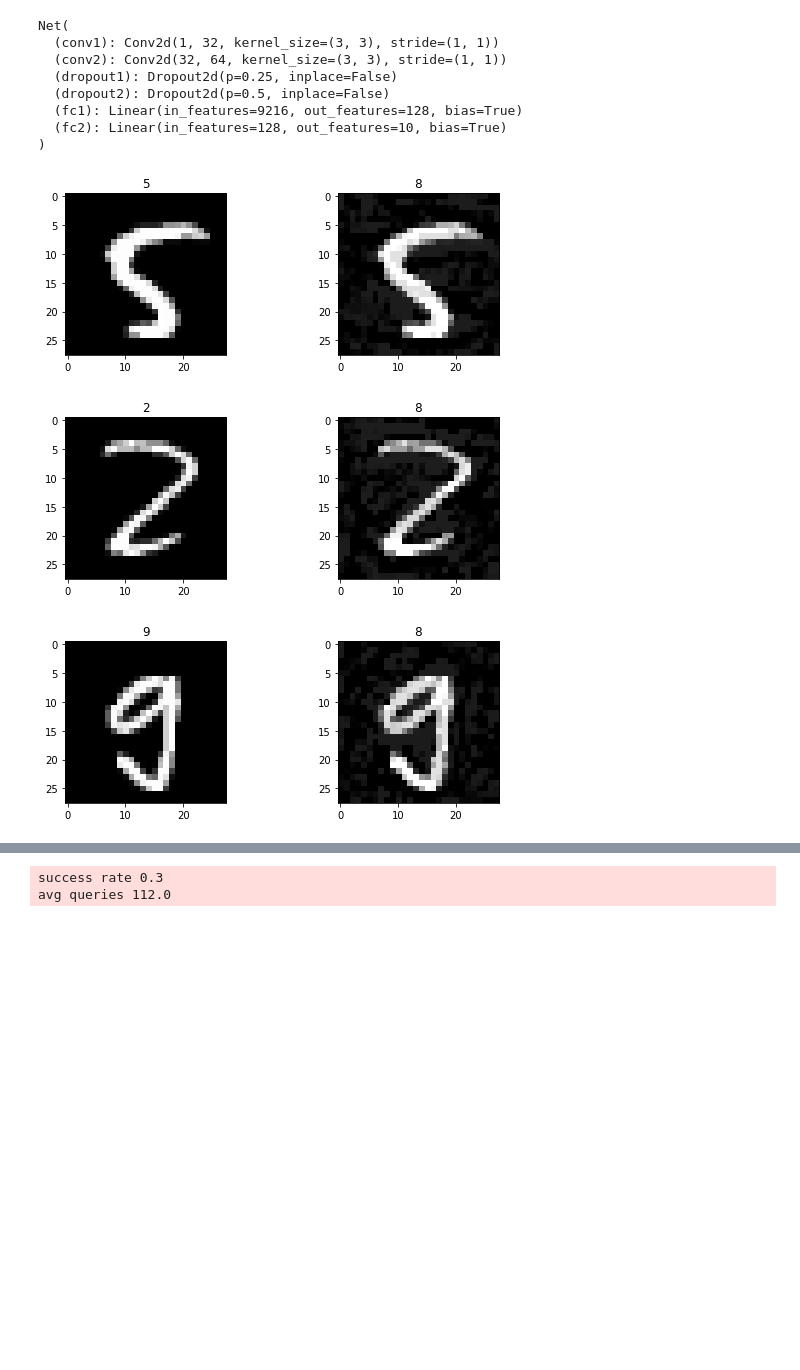
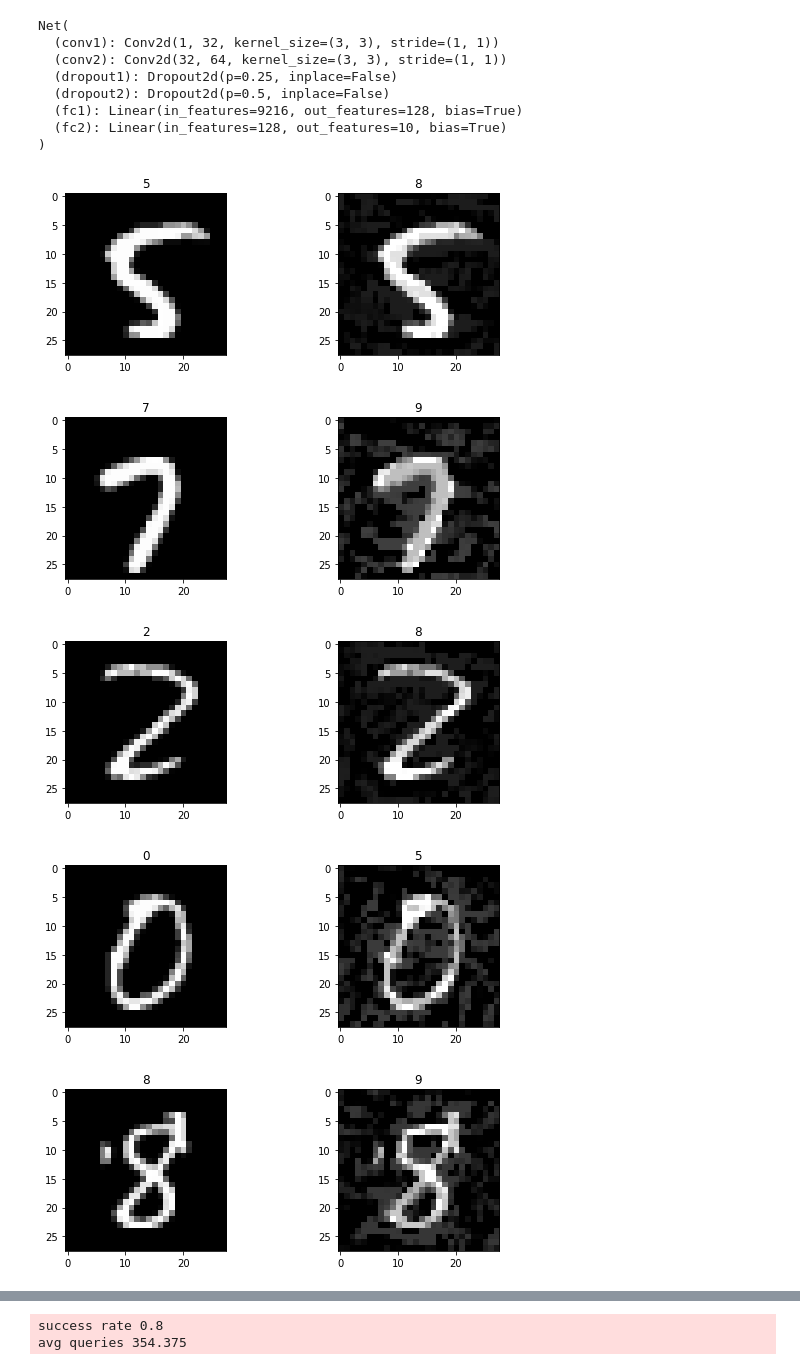
Before and after one commit to EvanLavender13/cs615-final-project, a Jupyter notebook: whitebox.ipynb, the cells around one changed output, grey strips where cells are left out. Drawn from its saved outputs; the diff is of its cells as text; code cells hidden in the pictures; blank space fills up the shorter version.

```diff
--- a/whitebox.ipynb
+++ b/whitebox.ipynb
@@ -30,36 +30,46 @@ loader = data.mnist(batch_size=1)
 
 n_samples = 10
 n_success = 0
 success_rate = 0.0
 t_count = 0
 t_queries = 0
 target=False
 
-ifgsm = IFGSM(n_iter=500)
+ifgsm = IFGSM(n_iter=500, epsilon=0.3, step_size=0.0005)
 
 pbar = tqdm(total=n_samples)
 for i, (x, y) in enumerate(loader):
-    success, n_queries, adv, y_hat = ifgsm.attack(model, x, y)
+    if target:
+        torch.manual_seed(i)
+        y_target = torch.randint(low=0, high=9, size=(1,))
+        while y_target == y:
+            y_target = torch.randint(low=0, high=9, size=(1,))
 
-    if success:
-        plot.images(x.squeeze(), y, adv.squeeze().detach(), y_hat)
+        success, n_queries, adv, y_hat = ifgsm.attack(model, x, y_target, target=target)
+    else:
+        success, n_queries, adv, y_hat = ifgsm.attack(model, x, y)
+
+    # if success:
+    #     plot.images(x.squeeze(), y, adv.squeeze().detach(), y_hat)
 
     if success:
         t_queries += n_queries
         n_success += 1
 
     success_rate = n_success / (i + 1)
     pbar.set_description("n_success %d success_rate %.5f" % (n_success, success_rate))
     pbar.update(1)
     t_count += 1
     if t_count == n_samples:
         break
 pbar.close()
 
 success_rate = n_success / n_samples
 print("\nsuccess rate", success_rate)
 print("avg queries", t_queries / n_success)
 # %% [output]
 [figure]
-[figure, old version]
+[figure, new version]
-[figure, old version]
+[figure, new version]
+[figure, added]
+[figure, added]
@@ -66,2 +79,2 @@ print("avg queries", t_queries / n_success)
-success rate 0.3
-avg queries 112.0
+success rate 0.8
+avg queries 354.375
```
Also changed, not shown: parts of 1 cell of this notebook, 3 other files.
